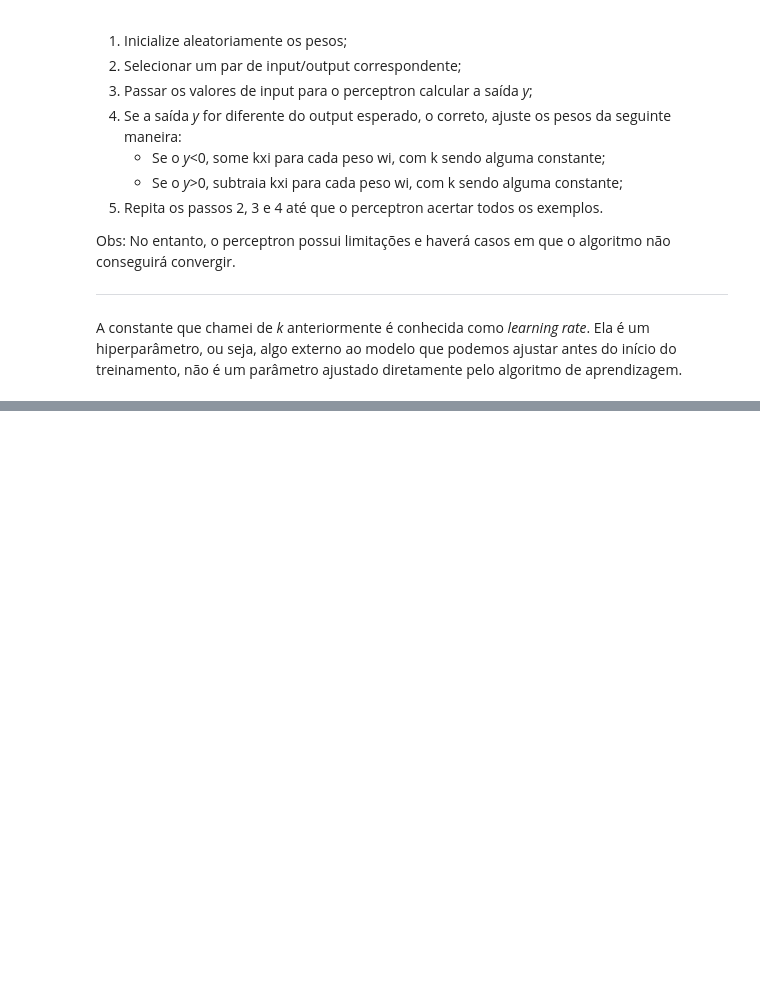
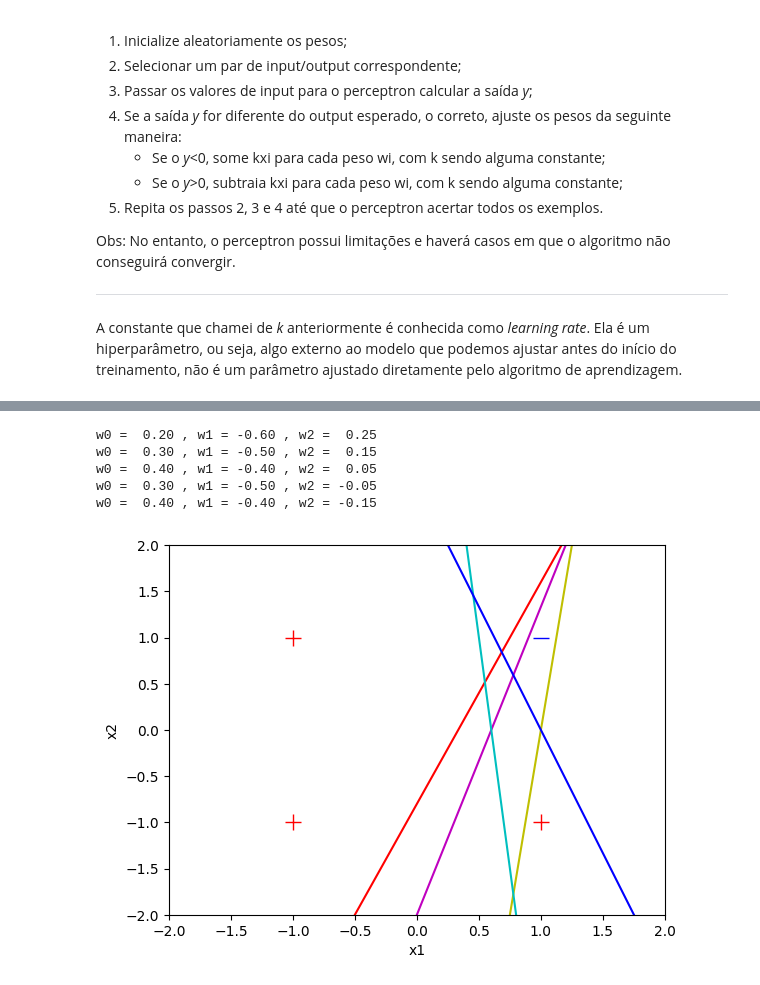
Before and after one commit to jaopredos/DeepLearning, a Jupyter notebook: Perceptron/perceptron.ipynb, the cells around one changed output, grey strips where cells are left out. Drawn from its saved outputs; the diff is of its cells as text; code cells hidden in the pictures; blank space fills up the shorter version.

Commit message:
Update perceptron file

```diff
--- a/Perceptron/perceptron.ipynb
+++ b/Perceptron/perceptron.ipynb
@@ -59,0 +89,15 @@ A constante que chamei de *k* anteriormente é conhecida como *learning rate*. E
+# %%
+all_correct = False
+while not all_correct:
+    all_correct = True
+    random.shuffle(index_list) #Embaralha os índices para o treinamento aleatório
+    for i in index_list:
+        x = x_train[i]
+        y = y_train[i]
+        p_out = compute_output(w, x) #Calcula a saída do perceptron
+
+        if y != p_out:  #Ajusta os pesos se a saída estiver errada
+            for j in range(0, len(w)):
+                w[j] += (y * LEARNING_RATE * x[j])
+            all_correct = False
+            show_learning(w)
@@ -59,0 +113,62 @@ A constante que chamei de *k* anteriormente é conhecida como *learning rate*. E
+# %%
+import matplotlib.pyplot as plt
+import random
+
+#Definição das cores para o gráfico
+color_list = ['r-', 'm-', 'y-', 'c-', 'b-', 'g-']
+color_index = 0
+
+def show_learning(w):
+    global color_index
+    print('w0 =', '%5.2f' % w[0], ', w1 =', '%5.2f' % w[1],
+            ', w2 =', '%5.2f' % w[2])
+    if color_index == 0:
+        plt.plot([1.0], [1.0], 'b_', markersize=12)
+        plt.plot([-1.0, 1.0, -1.0], [1.0, -1.0, -1.0],
+                    'r+', markersize=12)
+        plt.axis([-2, 2, -2, 2])
+        plt.xlabel('x1')
+        plt.ylabel('x2')
+    x = [-2.0, 2.0]
+    if abs(w[2]) < 1e-5:
+        y = [-w[1]/(1e-5)*(-2.0)+(-w[0]/(1e-5)),
+            -w[1]/(1e-5)*(2.0)+(-w[0]/(1e-5))]
+    else:
+        y = [-w[1]/w[2]*(-2.0)+(-w[0]/w[2]),
+            -w[1]/w[2]*(2.0)+(-w[0]/w[2])]
+    plt.plot(x, y, color_list[color_index])
+    if color_index < (len(color_list) - 1):
+        color_index += 1
+
+random.seed(7) #Para garantir a reprodutibilidade dos resultados
+LEARNING_RATE = 0.1
+index_list = [0, 1, 2, 3] #Posteriormente, esses índices serão embaralhados para deixar o treinamento mais aleatório
+
+x_train = [(1.0, -1.0, -1.0), (1.0, -1.0, 1.0),
+    (1.0, 1.0, -1.0), (1.0, 1.0, 1.0)] #Inputs
+y_train = [1.0, 1.0, 1.0, -1.0] #Outputs
+#Definição dos pesos iniciais
+w = [0.2, -0.6, 0.25]
+show_learning(w)
+
+all_correct = False
+while not all_correct:
+    all_correct = True
+    random.shuffle(index_list) #Embaralha os índices para o treinamento aleatório
+    for i in index_list:
+        x = x_train[i]
+        y = y_train[i]
+        p_out = compute_output(w, x) #Calcula a saída do perceptron
+
+        if y != p_out:  #Ajusta os pesos se a saída estiver errada
+            for j in range(0, len(w)):
+                w[j] += (y * LEARNING_RATE * x[j])
+            all_correct = False
+            show_learning(w)
+# %% [output]
+w0 =  0.20 , w1 = -0.60 , w2 =  0.25
+w0 =  0.30 , w1 = -0.50 , w2 =  0.15
+w0 =  0.40 , w1 = -0.40 , w2 =  0.05
+w0 =  0.30 , w1 = -0.50 , w2 = -0.05
+w0 =  0.40 , w1 = -0.40 , w2 = -0.15
+[figure, added]
```
Also changed, not shown: parts of 9 cells of this notebook.
